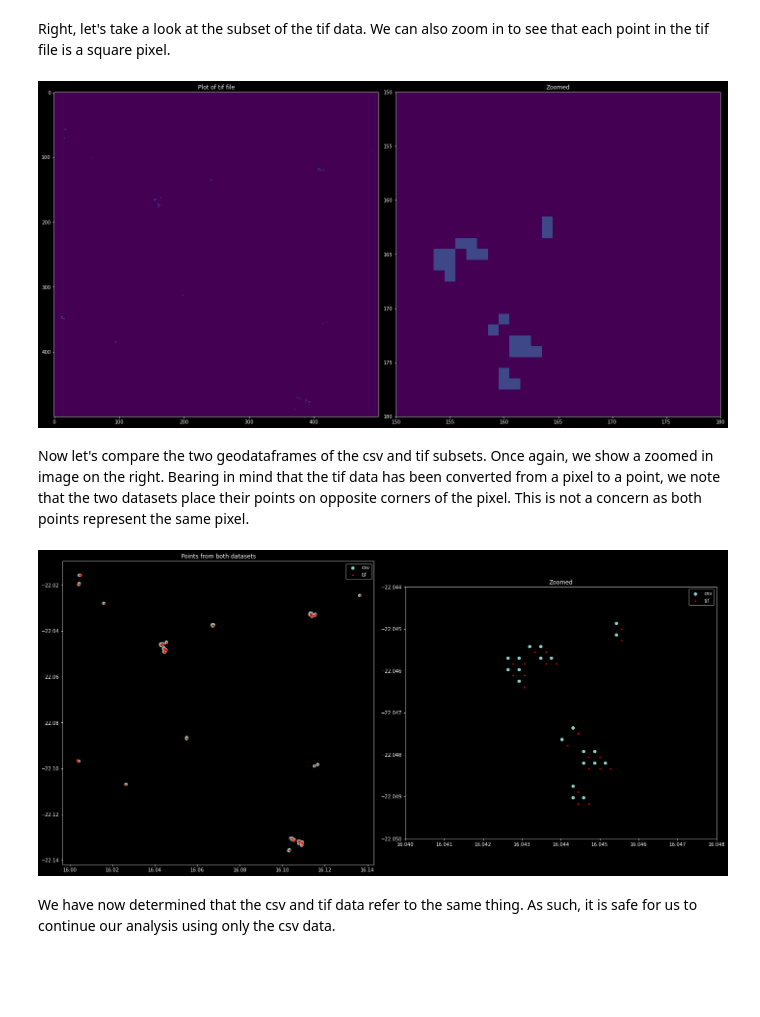
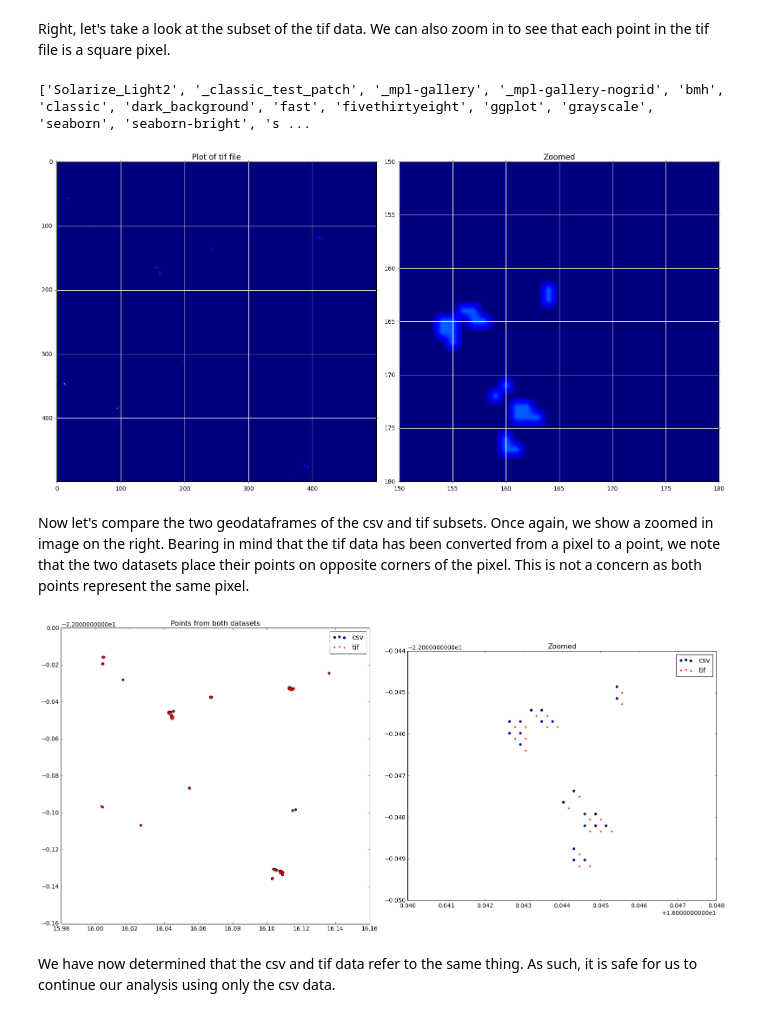
Before and after one commit to heikoheilgendorff/adh_data_blog, a Jupyter notebook: _notebooks/2022-08-12-geo-data-prep-tutorial.ipynb, the cells around one changed output. Saved outputs shown, nothing was run; the diff lists cells and outputs as text; code cells hidden in the pictures; blank space fills up the shorter version.

```diff
--- a/_notebooks/2022-08-12-geo-data-prep-tutorial.ipynb
+++ b/_notebooks/2022-08-12-geo-data-prep-tutorial.ipynb
@@ -64,18 +64,24 @@ lat_max = data_df.latitude.max()
 gdf_box = gpd.read_file('%szaf_women_2020_csv_geo.geojson'%data_path,bbox=(lon_min, lat_min, lon_max, lat_max))
 # %% [markdown]
 Right, let's take a look at the subset of the tif data. We can also zoom in to see that each point in the tif file is a square pixel.
+# %%
+#hide
+from matplotlib import style
+print(plt.style.available)
+# %% [output]
+['Solarize_Light2', '_classic_test_patch', '_mpl-gallery', '_mpl-gallery-nogrid', 'bmh', 'classic', 'dark_background', 'fast', 'fivethirtyeight', 'ggplot', 'grayscale', 'seaborn', 'seaborn-bright', 's ...
 # %%
-plt.style.use("dark_background")
+plt.style.use("Solarize_Light2")
 data = np.nan_to_num(data)
-fg_color = 'white'
-bg_color = 'black'
+fg_color = 'black'
+bg_color = 'white'
 fig = plt.figure(figsize=(20,10))
 ax1 = fig.add_subplot(121)
 plt.imshow(data)
-ax1.set_title('Plot of tif file', color='white')
+ax1.set_title('Plot of tif file', color=fg_color)
 
 # set figure facecolor
-fig.patch.set_facecolor('black')
+fig.patch.set_facecolor(bg_color)
 # set tick and ticklabel color
 ax1.axes.tick_params(color=fg_color, labelcolor=fg_color)
 
@@ -83,7 +89,7 @@ ax2 = fig.add_subplot(122)
 plt.imshow(data)
 plt.xlim(150,180)
 plt.ylim(180,150)
-ax2.set_title('Zoomed', color='white')
+ax2.set_title('Zoomed', color=fg_color)
 # set tick and ticklabel color
 ax2.axes.tick_params(color=fg_color, labelcolor=fg_color)
 
@@ -94,38 +100,38 @@ for spine in ax2.axes.spines.values():
     spine.set_edgecolor(fg_color)
 fig.tight_layout()
 # %% [output]
-[figure, old version]
+[figure, new version]
 # %% [markdown]
 Now let's compare the two geodataframes of the csv and tif subsets. Once again, we show a zoomed in image on the right. Bearing in mind that the tif data has been converted from a pixel to a point, we note that the two datasets place their points on opposite corners of the pixel. This is not a concern as both points represent the same pixel.
 # %%
-fg_color = 'white'
-bg_color = 'black'
+fg_color = 'black'
+bg_color = 'white'
 
-plt.style.use("dark_background")
+plt.style.use("classic")
 
 fig = plt.figure(figsize=(20,10))
 ax1 = fig.add_subplot(121)
 gdf_box.plot(ax=ax1,label='csv')
 data_gdf.plot(ax=ax1,color='red',alpha=0.8, markersize=7,label='tif')
 ax1.set_title('Points from both datasets',color=fg_color)
 # set figure facecolor
-fig.patch.set_facecolor('black')
+fig.patch.set_facecolor(bg_color)
 # set tick and ticklabel color
 ax1.axes.tick_params(color=fg_color, labelcolor=fg_color)
 
 plt.legend()
 ax2 = fig.add_subplot(122)
 gdf_box.plot(ax=ax2,label='csv')
 data_gdf.plot(ax=ax2,color='red',alpha=0.8, markersize=7,label='tif')
 ax2.set_xlim(16.04,16.048)
 ax2.set_ylim(-22.050,-22.044)
 #ax2.set_ylim(-22.2044,-22.050)
 ax2.set_title('Zoomed',color=fg_color)
 # set tick and ticklabel color
 ax2.axes.tick_params(color=fg_color, labelcolor=fg_color)
 plt.legend()
 fig.tight_layout()
 # %% [output]
-[figure, old version]
+[figure, new version]
 # %% [markdown]
 We have now determined that the csv and tif data refer to the same thing. As such, it is safe for us to continue our analysis using only the csv data.
```
Also changed, not shown: parts of 1 cell of this notebook.
